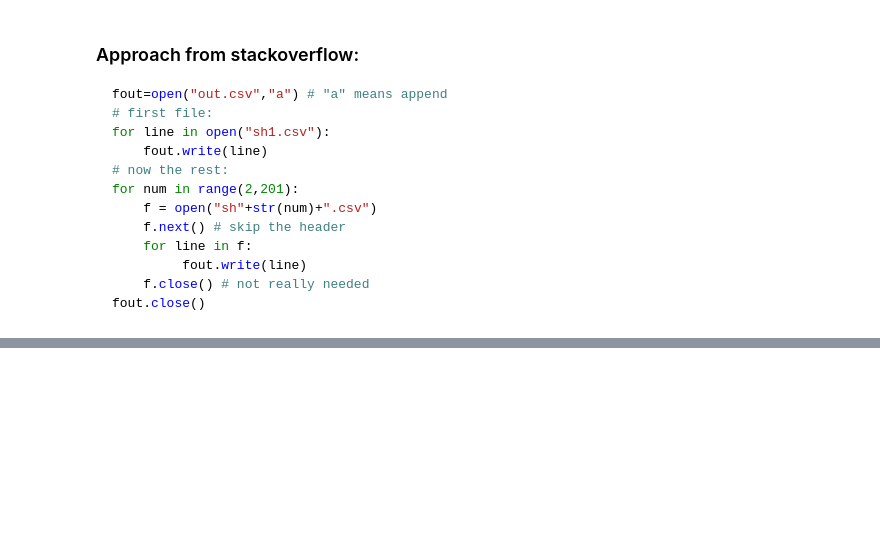
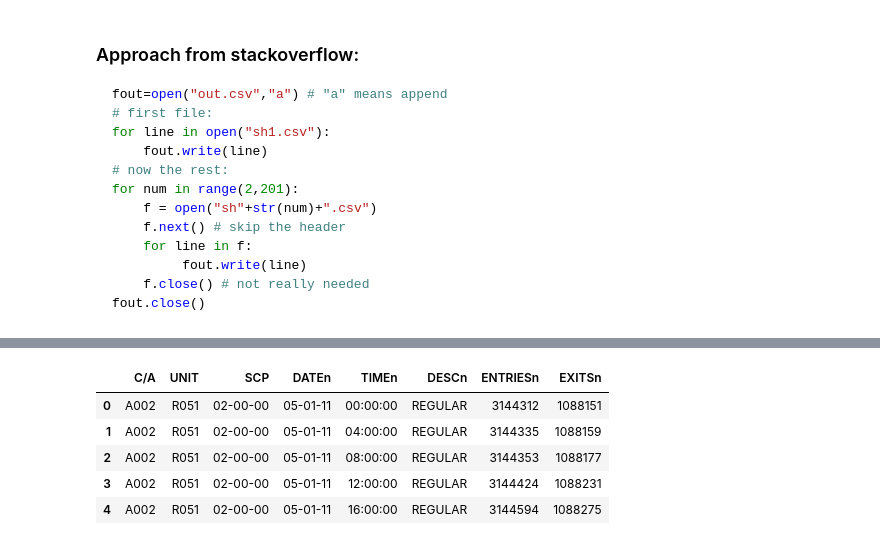
Before and after one commit to chr7stos/DS, a Jupyter notebook: subway_data_assgn2.ipynb, the cells around one changed output, grey strips where cells are left out. Drawn from its saved outputs; the diff is of its cells as text; code cells hidden in the pictures; blank space fills up the shorter version.

Commit message:
filtered irregular data

```diff
--- a/subway_data_assgn2.ipynb
+++ b/subway_data_assgn2.ipynb
@@ -298,0 +314,15 @@ fout.close()
+# %%
+def filter_by_regular(filename):
+    turnstile_data = pandas.read_csv(filename)
+    turnstile_data = turnstile_data[turnstile_data["DESCn"]=="REGULAR"]
+    return turnstile_data
+
+test_regular = filter_by_regular('data/project_2/filter_by_regular/turnstile_data_master.csv')
+test_regular.head()
+# %% [output]
+|  | C/A | UNIT | SCP | DATEn | TIMEn | DESCn | ENTRIESn | EXITSn |
+| 0 | A002 | R051 | 02-00-00 | 05-01-11 | 00:00:00 | REGULAR | 3144312 | 1088151 |
+| 1 | A002 | R051 | 02-00-00 | 05-01-11 | 04:00:00 | REGULAR | 3144335 | 1088159 |
+| 2 | A002 | R051 | 02-00-00 | 05-01-11 | 08:00:00 | REGULAR | 3144353 | 1088177 |
+| 3 | A002 | R051 | 02-00-00 | 05-01-11 | 12:00:00 | REGULAR | 3144424 | 1088231 |
+| 4 | A002 | R051 | 02-00-00 | 05-01-11 | 16:00:00 | REGULAR | 3144594 | 1088275 |
```
Also changed, not shown: parts of 2 cells of this notebook, 1 other file.
